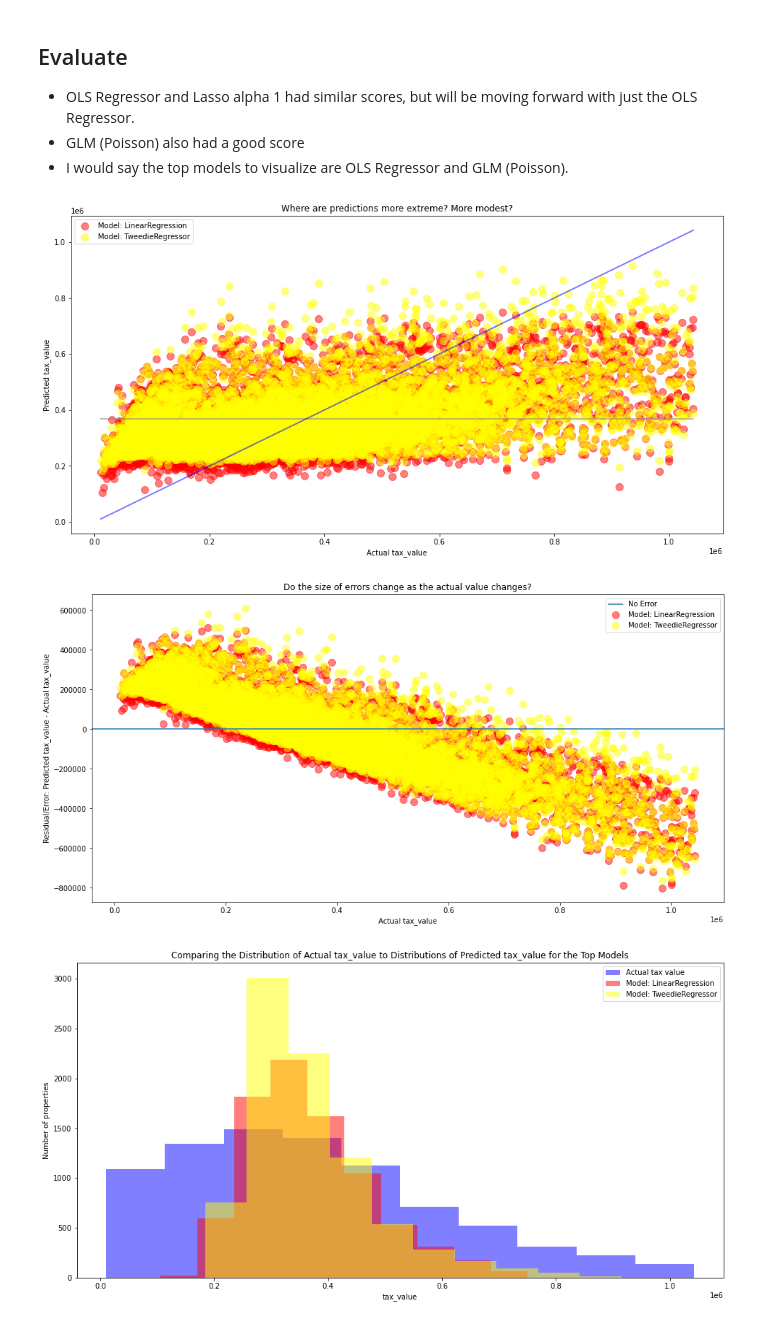
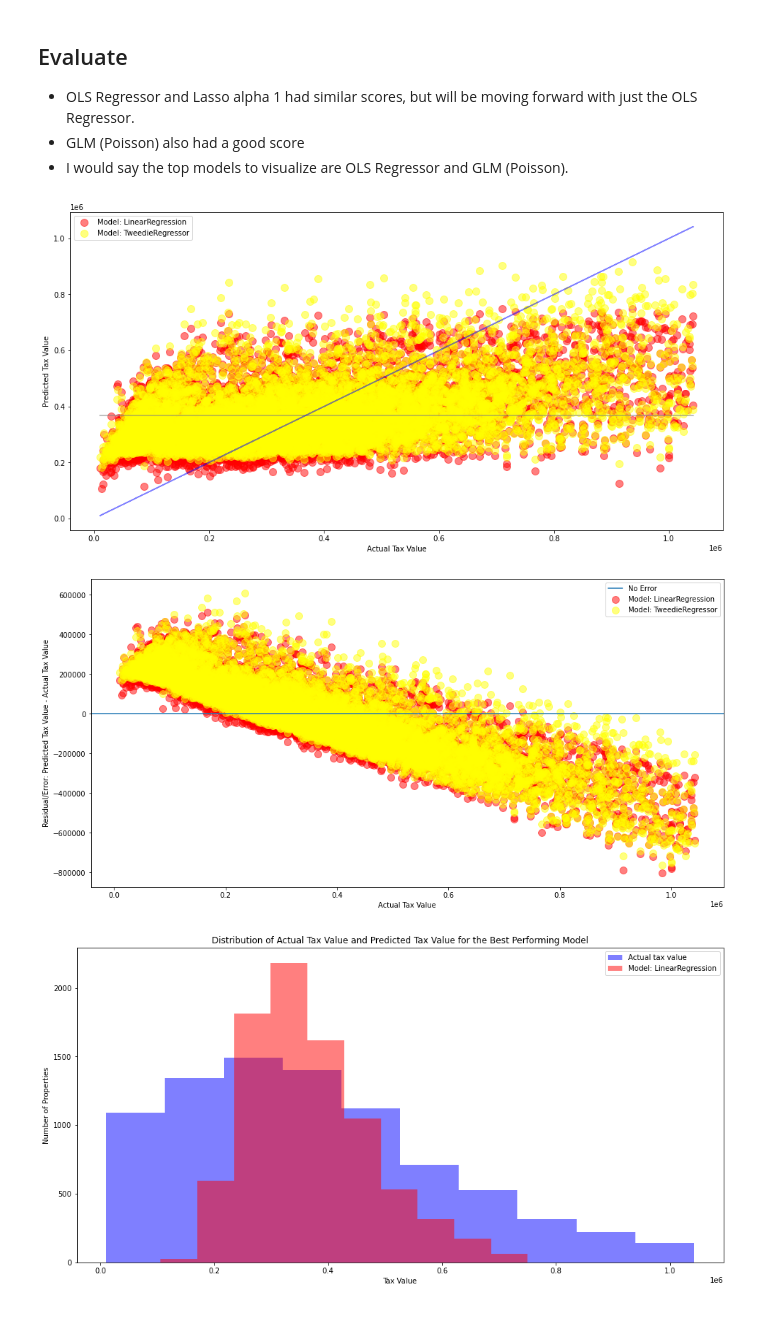
Before and after one commit to aliciag92/regression-project, a Jupyter notebook: zillow-report.ipynb, the cells around one changed output. Drawn from its saved outputs; the diff is of its cells as text; code cells hidden in the pictures.

```diff
--- a/zillow-report.ipynb
+++ b/zillow-report.ipynb
@@ -61,6 +61,6 @@ from sklearn.preprocessing import PolynomialFeatures
 # %% [markdown]
 # Data Acquisition
 # %%
-#df = wrangle.get_zillow_data()
+df = wrangle.get_zillow_data()
 
-#df.head()
+df.head()
@@ -67,4 +75,4 @@ from sklearn.preprocessing import PolynomialFeatures
 # %%
 #if faster connection is desired, uncomment, and run the following code
-df = wrangle.cached_zillow(cached=True)
-df.head()
+#df = wrangle.cached_zillow(cached=True)
+#df.head()
@@ -694,12 +706,12 @@ plt.scatter(y_validate.tax_value, y_validate.tax_value_pred_glm,
             alpha=.5, color="yellow", s=100, label="Model: TweedieRegressor")
 
 plt.legend()
-plt.xlabel("Actual tax_value")
-plt.ylabel("Predicted tax_value")
+plt.xlabel("Actual Tax Value")
+plt.ylabel("Predicted Tax Value")
 
 plt.show()
 # %% [output]
-[figure, old version]
+[figure, new version]
 # %%
 #residual plots: plotting the errors in predictions
 # y_validate.head()
@@ -713,27 +725,26 @@ plt.scatter(y_validate.tax_value, y_validate.tax_value_pred_glm - y_validate.tax
             alpha=.5, color="yellow", s=100, label="Model: TweedieRegressor")
 
 plt.legend()
-plt.xlabel("Actual tax_value")
-plt.ylabel("Residual/Error: Predicted tax_value - Actual tax_value")
+plt.xlabel("Actual Tax Value")
+plt.ylabel("Residual/Error: Predicted Tax Value - Actual Tax Value")
 
 plt.show()
 # %% [output]
-[figure, old version]
+[figure, new version]
 # %%
 #histogram
 # plot to visualize actual vs predicted.
 plt.figure(figsize=(16,8))
 
 plt.hist(y_validate.tax_value, color='blue', alpha=.5, label="Actual tax value")
 plt.hist(y_validate.tax_value_pred_lm, color='red', alpha=.5, label="Model: LinearRegression")
-plt.hist(y_validate.tax_value_pred_glm, color='yellow', alpha=.5, label="Model: TweedieRegressor")
 
-plt.xlabel("tax_value")
-plt.ylabel("Number of properties")
-plt.title("Comparing the Distribution of Actual tax_value to Distributions of Predicted tax_value for the Top Models")
+plt.xlabel("Tax Value")
+plt.ylabel("Number of Properties")
+plt.title("Distribution of Actual Tax Value and Predicted Tax Value for the Best Performing Model")
 plt.legend()
 plt.show()
 # %% [output]
-[figure, old version]
+[figure, new version]
 # %% [markdown]
 ### Findings
```
Also changed, not shown: parts of 23 cells of this notebook.
